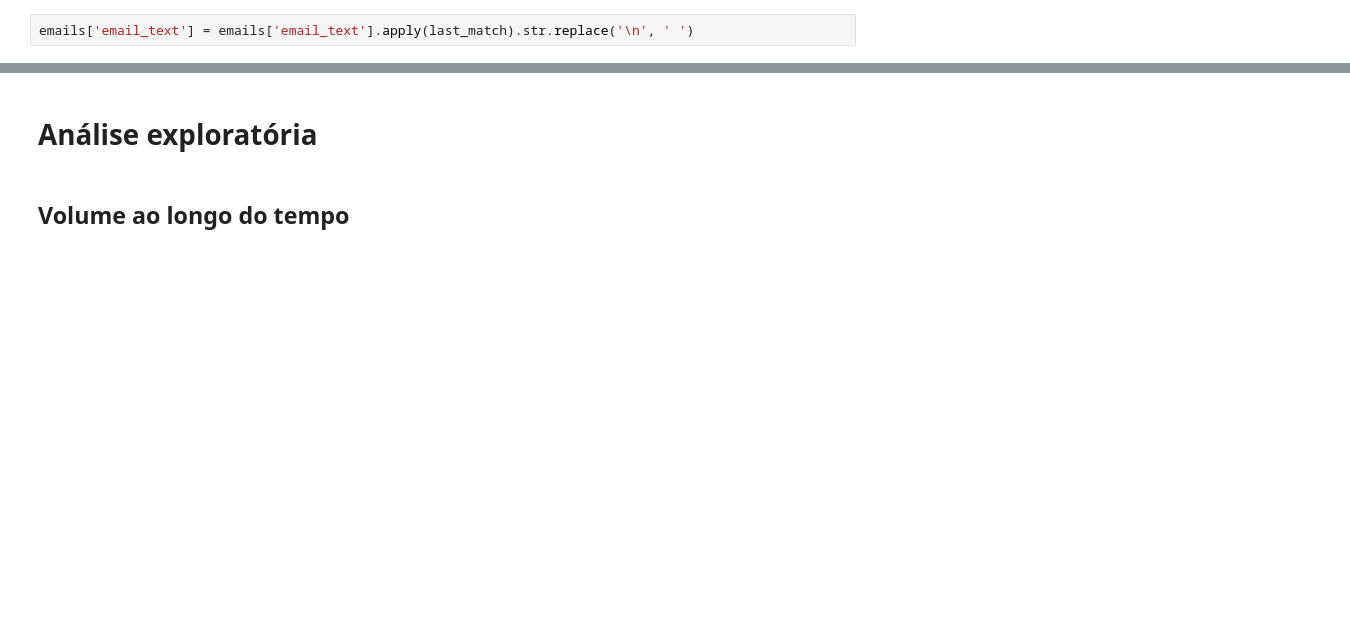
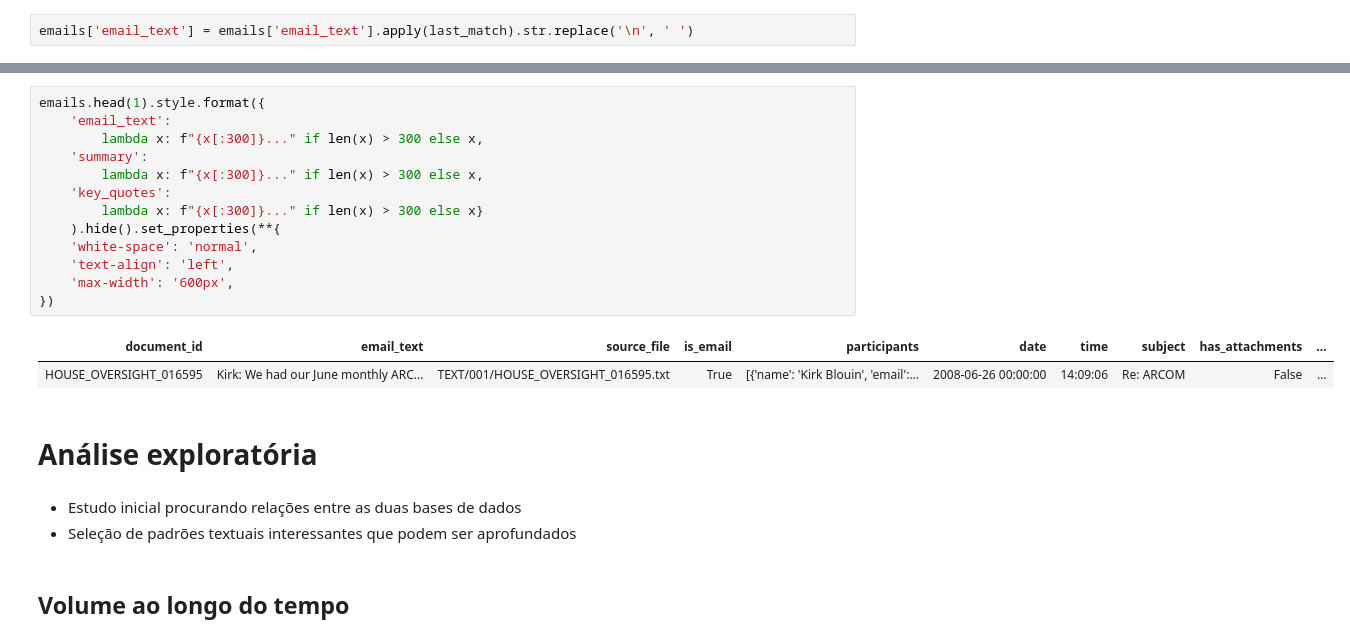
Before and after one commit to GDSMN/mineracao_arquivos_epstein_2026, a Jupyter notebook: exploracao.ipynb, the cells around one changed output, grey strips where cells are left out. Drawn from its saved outputs; the diff is of its cells as text; blank space fills up the shorter version.

```diff
--- a/exploracao.ipynb
+++ b/exploracao.ipynb
@@ -60,5 +80,24 @@ emails['email_text'] = emails['email_text'].apply(last_match).str.replace('\n',
+# %%
+emails.head(1).style.format({
+    'email_text':
+        lambda x: f"{x[:300]}..." if len(x) > 300 else x,
+    'summary':
+        lambda x: f"{x[:300]}..." if len(x) > 300 else x,
+    'key_quotes':
+        lambda x: f"{x[:300]}..." if len(x) > 300 else x}
+    ).hide().set_properties(**{
+    'white-space': 'normal',
+    'text-align': 'left',
+    'max-width': '600px',
+})
+# %% [output]
+| document_id | email_text | source_file | is_email | participants | date | time | subject | has_attachments | ... |
+| HOUSE_OVERSIGHT_016595 | Kirk: We had our June monthly ARC... | TEXT/001/HOUSE_OVERSIGHT_016595.txt | True | [{'name': 'Kirk Blouin', 'email':... | 2008-06-26 00:00:00 | 14:09:06 | Re: ARCOM | False | ... |
 # %% [markdown]
 # Análise exploratória
+# %% [markdown]
+* Estudo inicial procurando relações entre as duas bases de dados
+* Seleção de padrões textuais interessantes que podem ser aprofundados
 # %% [markdown]
 ## Volume ao longo do tempo
 # %%
```
Also changed, not shown: parts of 4 cells of this notebook.
